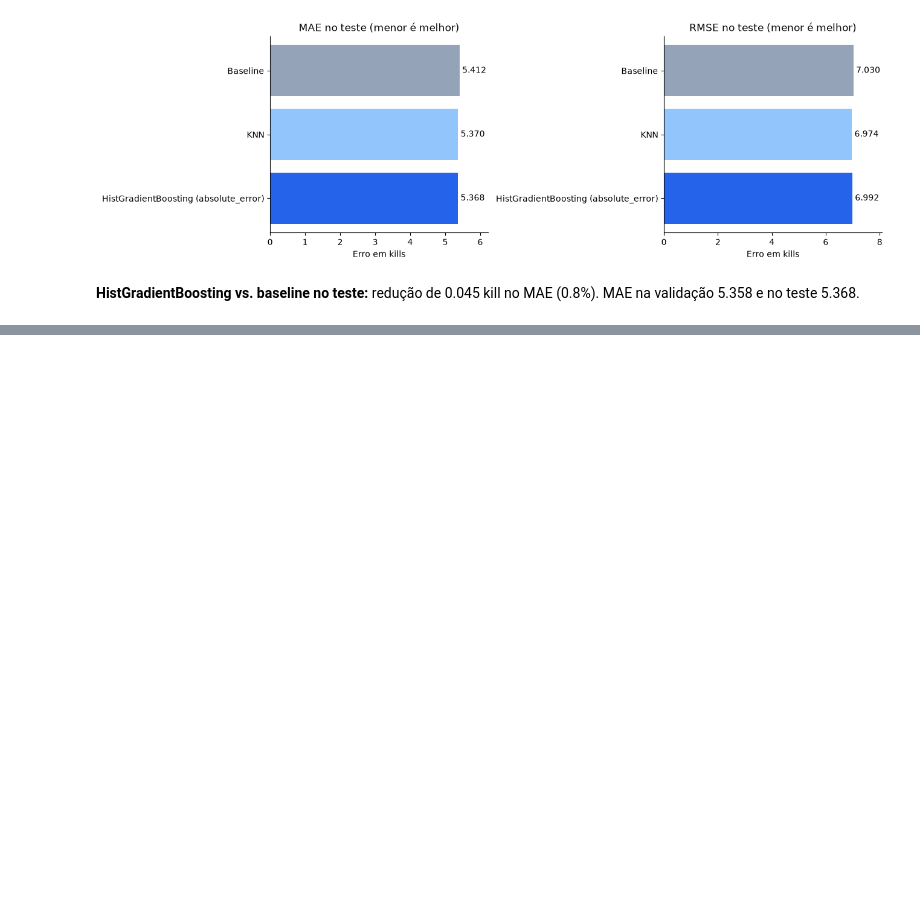
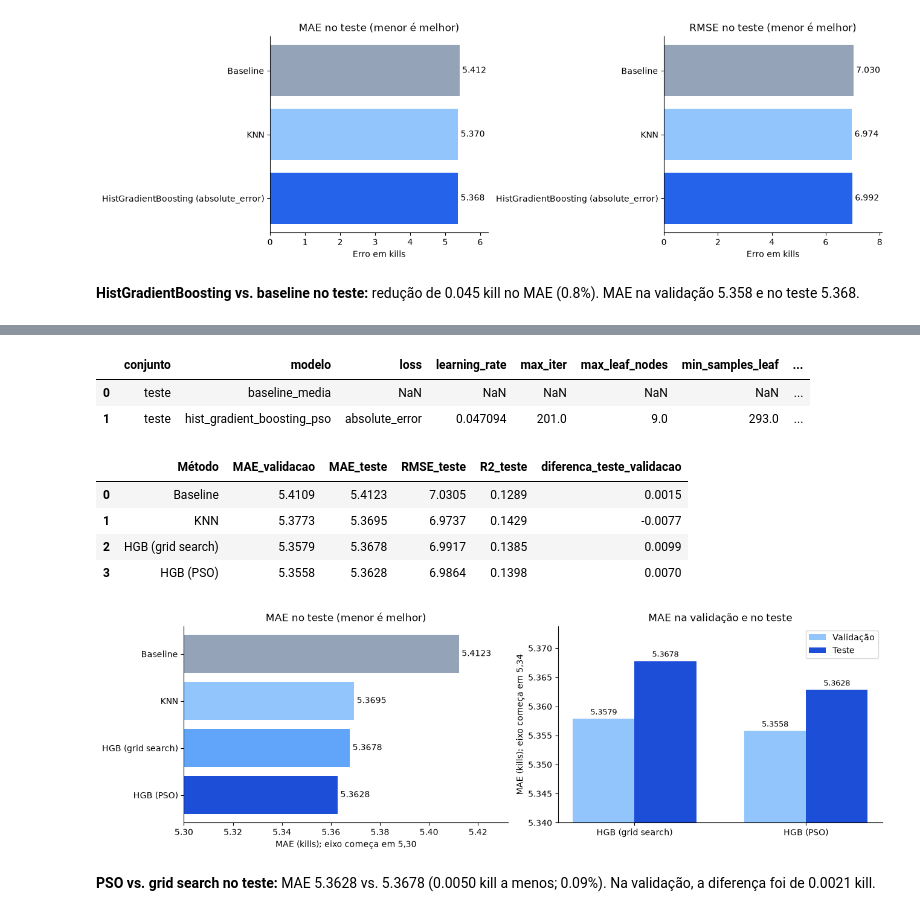
Before and after one commit to lucasccesar/Projeto-IA, a Jupyter notebook: notebooks/06_visualizacao_metricas.ipynb, the cells around one changed output, grey strips where cells are left out. Drawn from its saved outputs; the diff is of its cells as text; code cells hidden in the pictures; blank space fills up the shorter version.

```diff
--- a/notebooks/06_visualizacao_metricas.ipynb
+++ b/notebooks/06_visualizacao_metricas.ipynb
@@ -425,0 +502,69 @@ display(Markdown(
+# %%
+teste_pso = dados['teste_hgb_pso']
+display(teste_pso)
+
+baseline_pso = teste_pso.query("modelo == 'baseline_media'").iloc[0]
+linha_pso = teste_pso.query("modelo == 'hist_gradient_boosting_pso'").iloc[0]
+# A baseline igual confirma que as duas buscas foram avaliadas nas mesmas partidas de teste.
+if baseline_pso['partidas'] != linha_baseline['partidas'] or abs(
+    baseline_pso['MAE'] - linha_baseline['MAE']
+) > 1e-6:
+    raise ValueError('A baseline do teste difere entre grid search e PSO: conjuntos de teste diferentes.')
+
+mae_validacao_pso = dados['hgb_pso'].iloc[0]['MAE']
+comparacao_buscas = pd.DataFrame([
+    {'Método': 'Baseline', 'MAE_validacao': referencia, **linha_baseline[['MAE', 'RMSE', 'R2']]},
+    {'Método': 'KNN', 'MAE_validacao': dados['knn'].iloc[0]['MAE'], **linha_knn[['MAE', 'RMSE', 'R2']]},
+    {'Método': 'HGB (grid search)', 'MAE_validacao': mae_validacao_hgb,
+     **linha_hgb[['MAE', 'RMSE', 'R2']]},
+    {'Método': 'HGB (PSO)', 'MAE_validacao': mae_validacao_pso, **linha_pso[['MAE', 'RMSE', 'R2']]},
+]).rename(columns={'MAE': 'MAE_teste', 'RMSE': 'RMSE_teste', 'R2': 'R2_teste'})
+comparacao_buscas['diferenca_teste_validacao'] = (
+    comparacao_buscas['MAE_teste'] - comparacao_buscas['MAE_validacao']
+)
+display(comparacao_buscas.round(4))
+
+fig, (eixo_teste, eixo_val) = plt.subplots(1, 2, figsize=(13, 4), layout='constrained')
+cores_buscas = ['#94a3b8', '#93c5fd', '#60a5fa', '#1d4ed8']
+barras = eixo_teste.barh(comparacao_buscas['Método'], comparacao_buscas['MAE_teste'], color=cores_buscas)
+eixo_teste.invert_yaxis()
+eixo_teste.bar_label(barras, fmt='%.4f', padding=3)
+eixo_teste.set_xlim(5.30, comparacao_buscas['MAE_teste'].max() + 0.02)
+eixo_teste.set_title('MAE no teste (menor é melhor)')
+eixo_teste.set_xlabel('MAE (kills); eixo começa em 5,30')
+
+hgb = comparacao_buscas[comparacao_buscas['Método'].str.startswith('HGB')]
+posicoes = range(len(hgb))
+largura = 0.36
+barras_val = eixo_val.bar([p - largura / 2 for p in posicoes], hgb['MAE_validacao'], largura,
+                          label='Validação', color='#93c5fd')
+barras_teste = eixo_val.bar([p + largura / 2 for p in posicoes], hgb['MAE_teste'], largura,
+                            label='Teste', color='#1d4ed8')
+eixo_val.set_xticks(list(posicoes), hgb['Método'])
+eixo_val.bar_label(barras_val, fmt='%.4f', padding=3, fontsize=9)
+eixo_val.bar_label(barras_teste, fmt='%.4f', padding=3, fontsize=9)
+eixo_val.set_ylim(5.34, hgb[['MAE_validacao', 'MAE_teste']].to_numpy().max() + 0.006)
+eixo_val.set_ylabel('MAE (kills); eixo começa em 5,34')
+eixo_val.set_title('MAE na validação e no teste')
+eixo_val.legend()
+for eixo in (eixo_teste, eixo_val):
+    eixo.spines[['top', 'right']].set_visible(False)
+plt.show()
+
+diferenca = linha_hgb['MAE'] - linha_pso['MAE']
+display(Markdown(
+    f"**PSO vs. grid search no teste:** MAE {linha_pso['MAE']:.4f} vs. {linha_hgb['MAE']:.4f} "
+    f"({diferenca:.4f} kill a menos; {diferenca / linha_hgb['MAE']:.2%}). "
+    f"Na validação, a diferença foi de {mae_validacao_hgb - mae_validacao_pso:.4f} kill."
+))
+# %% [output]
+|  | conjunto | modelo | loss | learning_rate | max_iter | max_leaf_nodes | min_samples_leaf | ... |
+| 0 | teste | baseline_media | NaN | NaN | NaN | NaN | NaN | ... |
+| 1 | teste | hist_gradient_boosting_pso | absolute_error | 0.047094 | 201.0 | 9.0 | 293.0 | ... |
+|  | Método | MAE_validacao | MAE_teste | RMSE_teste | R2_teste | diferenca_teste_validacao |
+| 0 | Baseline | 5.4109 | 5.4123 | 7.0305 | 0.1289 | 0.0015 |
+| 1 | KNN | 5.3773 | 5.3695 | 6.9737 | 0.1429 | -0.0077 |
+| 2 | HGB (grid search) | 5.3579 | 5.3678 | 6.9917 | 0.1385 | 0.0099 |
+| 3 | HGB (PSO) | 5.3558 | 5.3628 | 6.9864 | 0.1398 | 0.0070 |
+[figure, added]
+**PSO vs. grid search no teste:** MAE 5.3628 vs. 5.3678 (0.0050 kill a menos; 0.09%). Na validação, a diferença foi de 0.0021 kill.
```
Also changed, not shown: parts of 8 cells of this notebook, 6 other files.
